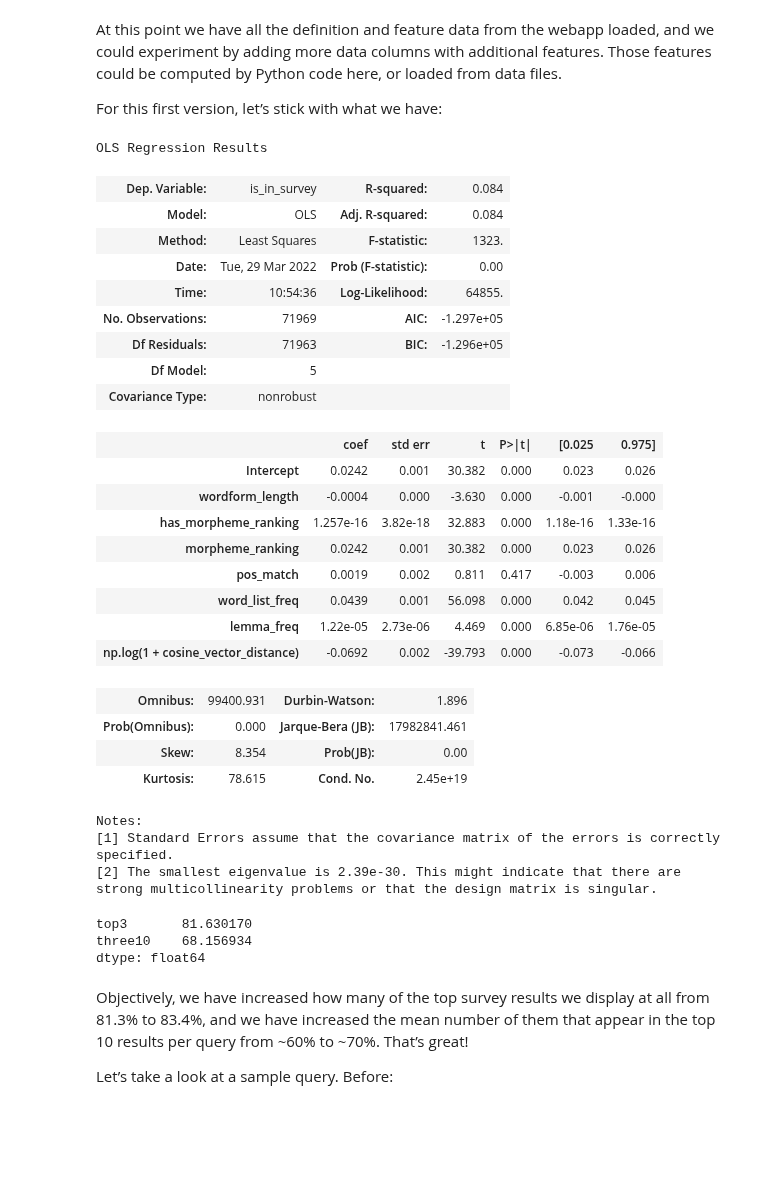
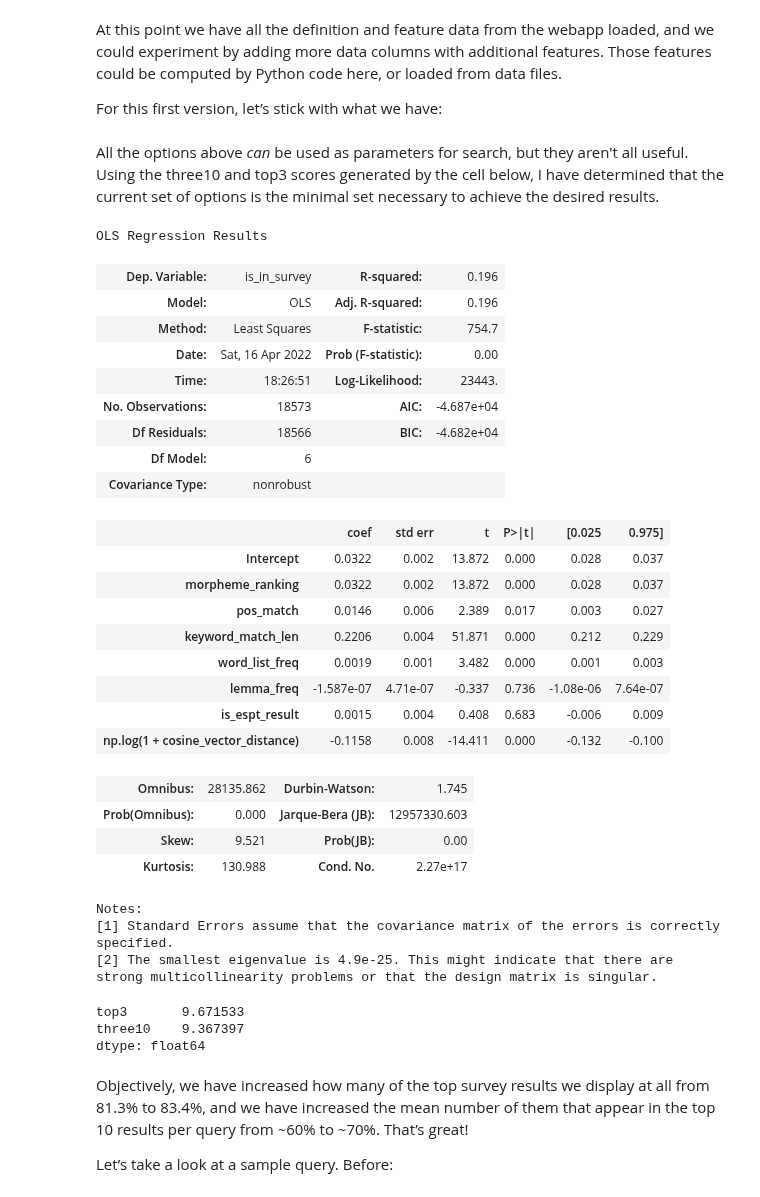
Before and after one commit to UAlbertaALTLab/morphodict, a Jupyter notebook: src/CreeDictionary/search_quality/weighting.ipynb, the cells around one changed output. Drawn from its saved outputs; the diff is of its cells as text; code cells hidden in the pictures; blank space fills up the shorter version.

Commit message:
change: refine features needed for search; add espt

```diff
--- a/src/CreeDictionary/search_quality/weighting.ipynb
+++ b/src/CreeDictionary/search_quality/weighting.ipynb
@@ -139,63 +139,66 @@ def prep_results_for_regression(df):
     # with logarithms.
     return df.assign(
         morpheme_ranking=df["morpheme_ranking"].fillna(1),
-        has_morpheme_ranking=weighting_nb_code.has_col_as_int(df, "morpheme_ranking"),
+        # has_morpheme_ranking=weighting_nb_code.has_col_as_int(df, "morpheme_ranking"),
         has_cosine_vector_distance=weighting_nb_code.has_col_as_int(df, "cosine_vector_distance"),
         cosine_vector_distance=df["cosine_vector_distance"].fillna(1.1),
         is_in_survey=df.apply(weighting_nb_code.is_in_survey, axis=1),
         keyword_match_len=df['target_language_keyword_match'].apply(len),
         pos_match=df["pos_match"].fillna(0),
         word_list_freq=df["word_list_freq"].fillna(0),
-        lemma_freq=df["lemma_freq"].fillna(0)
+        lemma_freq=df["lemma_freq"].fillna(0),
+        is_espt_result=df["is_espt_result"].fillna(1)
     )
+# %% [markdown]
+All the options above *can* be used as parameters for search, but they aren't all useful. Using the three10 and top3 scores generated by the cell below, I have determined that the current set of options is the minimal set necessary to achieve the desired results.
 # %%
 df = prep_results_for_regression(data)
 results = smf.ols(
     """
     is_in_survey ~
-        wordform_length
-        + has_morpheme_ranking
-        + morpheme_ranking
+        morpheme_ranking
         + pos_match
+        + keyword_match_len
         + word_list_freq
         + lemma_freq
+        + is_espt_result
         + np.log(1 + cosine_vector_distance)
     """,
     data=df,
 ).fit()
 display(results.summary())
 sorted_results = weighting_nb_code.rank_by_predictor(df, results)
 weighting_nb_code.top3_and_310_stats_summary(sorted_results, rank_column="result_rank")
 # %% [output]
 OLS Regression Results
-| Dep. Variable: | is_in_survey | R-squared: | 0.084 |
-| Model: | OLS | Adj. R-squared: | 0.084 |
-| Method: | Least Squares | F-statistic: | 1323. |
-| Date: | Tue, 29 Mar 2022 | Prob (F-statistic): | 0.00 |
-| Time: | 10:54:36 | Log-Likelihood: | 64855. |
-| No. Observations: | 71969 | AIC: | -1.297e+05 |
-| Df Residuals: | 71963 | BIC: | -1.296e+05 |
-| Df Model: | 5 |  |  |
+| Dep. Variable: | is_in_survey | R-squared: | 0.196 |
+| Model: | OLS | Adj. R-squared: | 0.196 |
+| Method: | Least Squares | F-statistic: | 754.7 |
+| Date: | Sat, 16 Apr 2022 | Prob (F-statistic): | 0.00 |
+| Time: | 18:26:51 | Log-Likelihood: | 23443. |
+| No. Observations: | 18573 | AIC: | -4.687e+04 |
+| Df Residuals: | 18566 | BIC: | -4.682e+04 |
+| Df Model: | 6 |  |  |
 | Covariance Type: | nonrobust |  |  |
 |  | coef | std err | t | P>|t| | [0.025 | 0.975] |
-| Intercept | 0.0242 | 0.001 | 30.382 | 0.000 | 0.023 | 0.026 |
-| wordform_length | -0.0004 | 0.000 | -3.630 | 0.000 | -0.001 | -0.000 |
-| has_morpheme_ranking | 1.257e-16 | 3.82e-18 | 32.883 | 0.000 | 1.18e-16 | 1.33e-16 |
-| morpheme_ranking | 0.0242 | 0.001 | 30.382 | 0.000 | 0.023 | 0.026 |
-| pos_match | 0.0019 | 0.002 | 0.811 | 0.417 | -0.003 | 0.006 |
-| word_list_freq | 0.0439 | 0.001 | 56.098 | 0.000 | 0.042 | 0.045 |
-| lemma_freq | 1.22e-05 | 2.73e-06 | 4.469 | 0.000 | 6.85e-06 | 1.76e-05 |
-| np.log(1 + cosine_vector_distance) | -0.0692 | 0.002 | -39.793 | 0.000 | -0.073 | -0.066 |
+| Intercept | 0.0322 | 0.002 | 13.872 | 0.000 | 0.028 | 0.037 |
+| morpheme_ranking | 0.0322 | 0.002 | 13.872 | 0.000 | 0.028 | 0.037 |
+| pos_match | 0.0146 | 0.006 | 2.389 | 0.017 | 0.003 | 0.027 |
+| keyword_match_len | 0.2206 | 0.004 | 51.871 | 0.000 | 0.212 | 0.229 |
+| word_list_freq | 0.0019 | 0.001 | 3.482 | 0.000 | 0.001 | 0.003 |
+| lemma_freq | -1.587e-07 | 4.71e-07 | -0.337 | 0.736 | -1.08e-06 | 7.64e-07 |
+| is_espt_result | 0.0015 | 0.004 | 0.408 | 0.683 | -0.006 | 0.009 |
+| np.log(1 + cosine_vector_distance) | -0.1158 | 0.008 | -14.411 | 0.000 | -0.132 | -0.100 |
-| Omnibus: | 99400.931 | Durbin-Watson: | 1.896 |
-| Prob(Omnibus): | 0.000 | Jarque-Bera (JB): | 17982841.461 |
-| Skew: | 8.354 | Prob(JB): | 0.00 |
-| Kurtosis: | 78.615 | Cond. No. | 2.45e+19 |
+| Omnibus: | 28135.862 | Durbin-Watson: | 1.745 |
+| Prob(Omnibus): | 0.000 | Jarque-Bera (JB): | 12957330.603 |
+| Skew: | 9.521 | Prob(JB): | 0.00 |
+| Kurtosis: | 130.988 | Cond. No. | 2.27e+17 |
 Notes:
 [1] Standard Errors assume that the covariance matrix of the errors is correctly specified.
-[2] The smallest eigenvalue is 2.39e-30. This might indicate that there are
+[2] The smallest eigenvalue is 4.9e-25. This might indicate that there are
 strong multicollinearity problems or that the design matrix is singular.
-top3       81.630170
-three10    68.156934
+top3       9.671533
+three10    9.367397
 dtype: float64
 # %% [markdown]
 Objectively, we have increased how many of the top survey results we display at all from 81.3% to 83.4%, and we have increased the mean number of them that appear in the top 10 results per query from ~60% to ~70%. That’s great!
```
Also changed, not shown: parts of 14 cells of this notebook, 3 other files.
